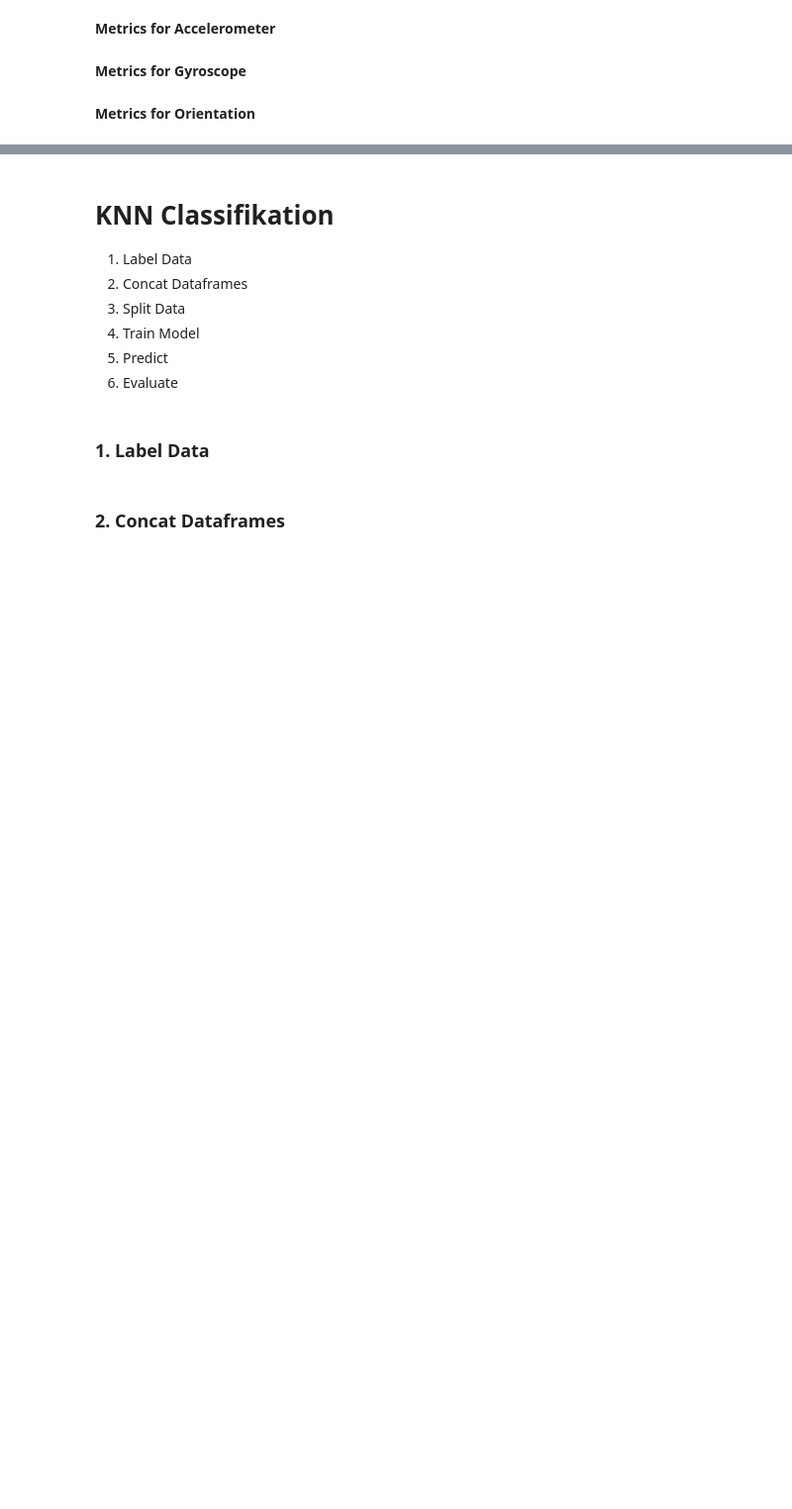
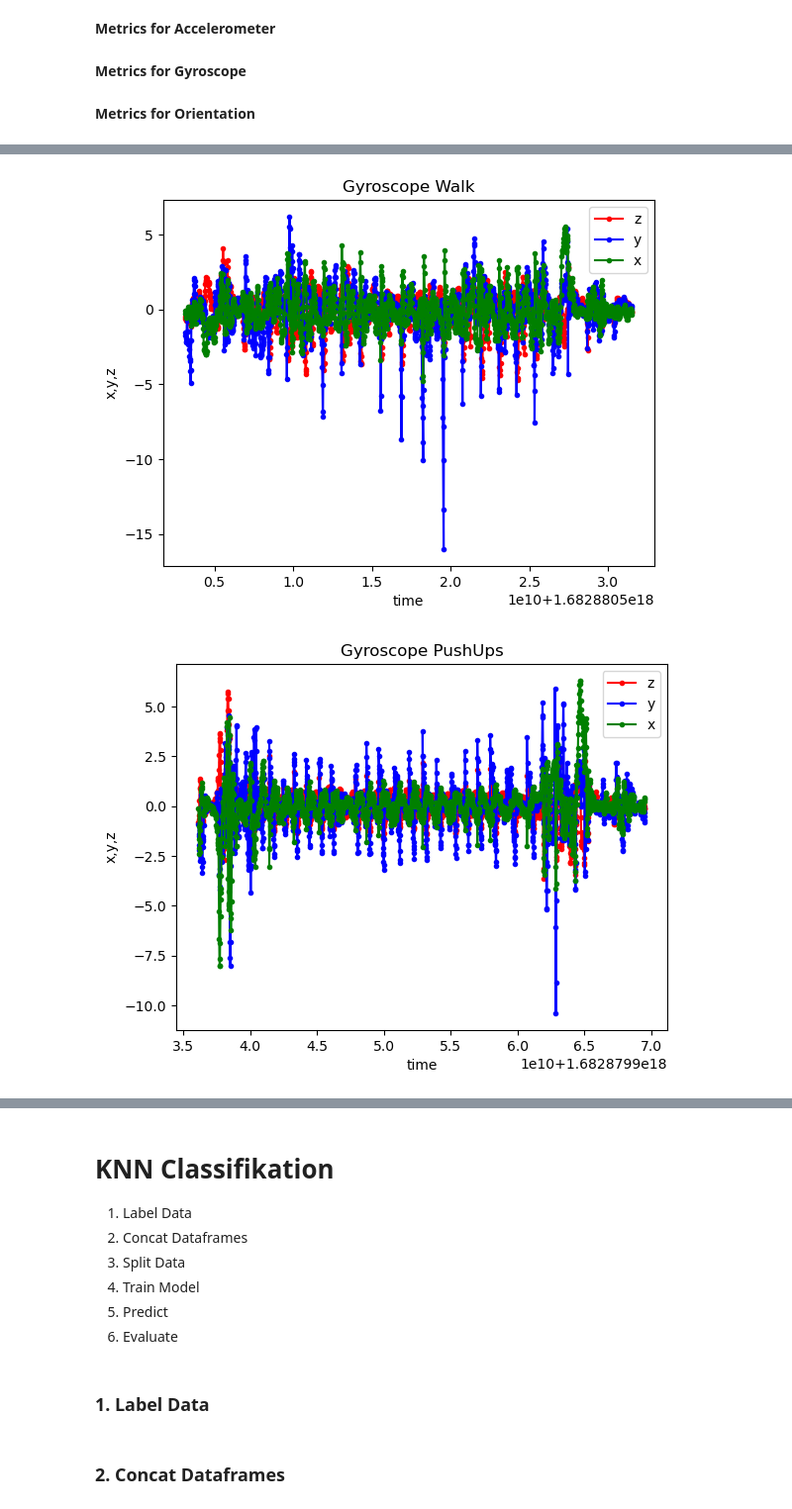
Before and after one commit to Wipfla/ML4B_App, a Jupyter notebook: ML_Marvin.ipynb, the cells around one changed output, grey strips where cells are left out. Shown at 99% size. Cells and saved outputs as stored; diff of their text form; code cells hidden in the pictures; blank space fills up the shorter version.

```diff
--- a/ML_Marvin.ipynb
+++ b/ML_Marvin.ipynb
@@ -492,10 +526,13 @@ df_push_Gyr.plot(x='time', y='x', kind='line')
 df_JJ3.plot(x='time', y='z', kind='line')
 # %%
 #Plot Walk
-plotDataGyr(df_walk_Gyr, 'Gyroscope Walk')
+plotDataGyr(df_walk1_Gyr, 'Gyroscope Walk')
 
 #Plot PushUps
-plotDataGyr(df_push_Gyr, 'Gyroscope PushUps')
+plotDataGyr(df_push1_Gyr, 'Gyroscope PushUps')
 
 #Plot JumpingJacks
-plotDataGyr(df_JJ_Gyr, 'Gyroscope JumpingJacks')
+plotDataGyr(df_JJ1_Gyr, 'Gyroscope JumpingJacks')
+# %% [output]
+[figure, added]
+[figure, added]
```
Also changed, not shown: parts of 26 cells of this notebook, 35 other files.
